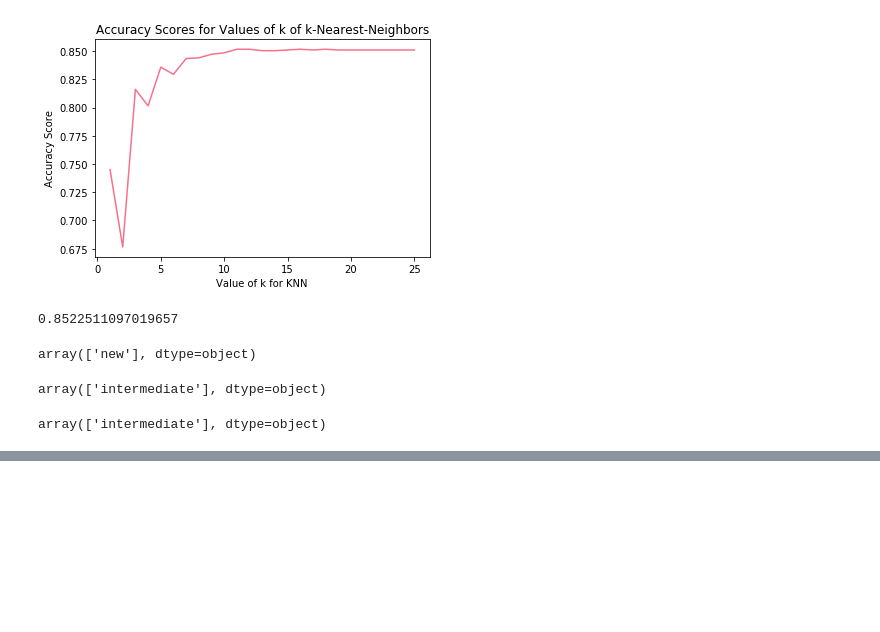
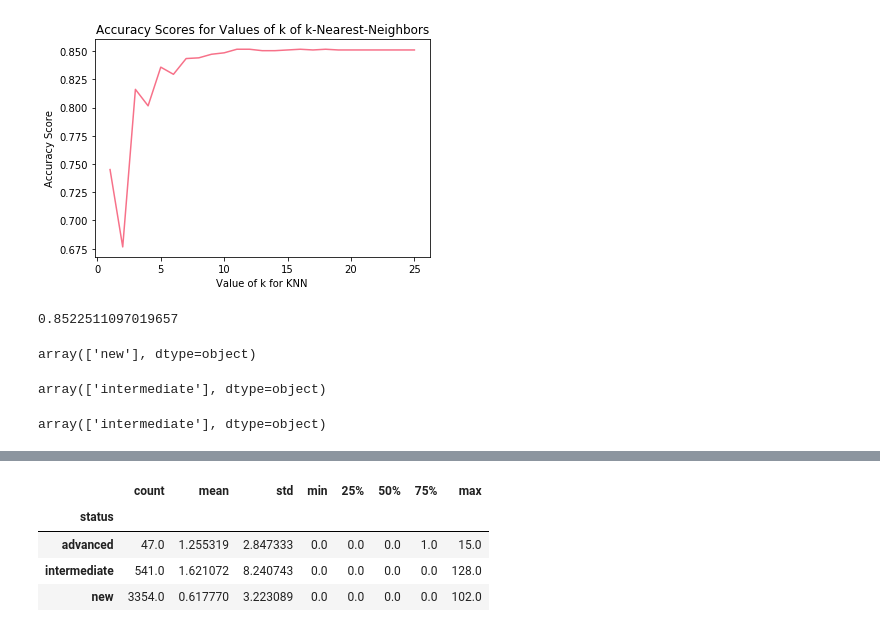
Before and after one commit to valazeinali/CMUREU, a Jupyter notebook: machine learning/MLscripy.ipynb, the cells around one changed output, grey strips where cells are left out. Saved outputs shown, nothing was run; the diff lists cells and outputs as text; code cells hidden in the pictures; blank space fills up the shorter version.

```diff
--- a/machine learning/MLscripy.ipynb
+++ b/machine learning/MLscripy.ipynb
@@ -161,0 +201,8 @@ array(['intermediate'], dtype=object)
+# %%
+gk["num_easy_y1"].describe()
+# %% [output]
+|  | count | mean | std | min | 25% | 50% | 75% | max |
+| status |  |  |  |  |  |  |  |  |
+| advanced | 47.0 | 1.255319 | 2.847333 | 0.0 | 0.0 | 0.0 | 1.0 | 15.0 |
+| intermediate | 541.0 | 1.621072 | 8.240743 | 0.0 | 0.0 | 0.0 | 0.0 | 128.0 |
+| new | 3354.0 | 0.617770 | 3.223089 | 0.0 | 0.0 | 0.0 | 0.0 | 102.0 |
```
Also changed, not shown: parts of 7 cells of this notebook, 6 other files.
